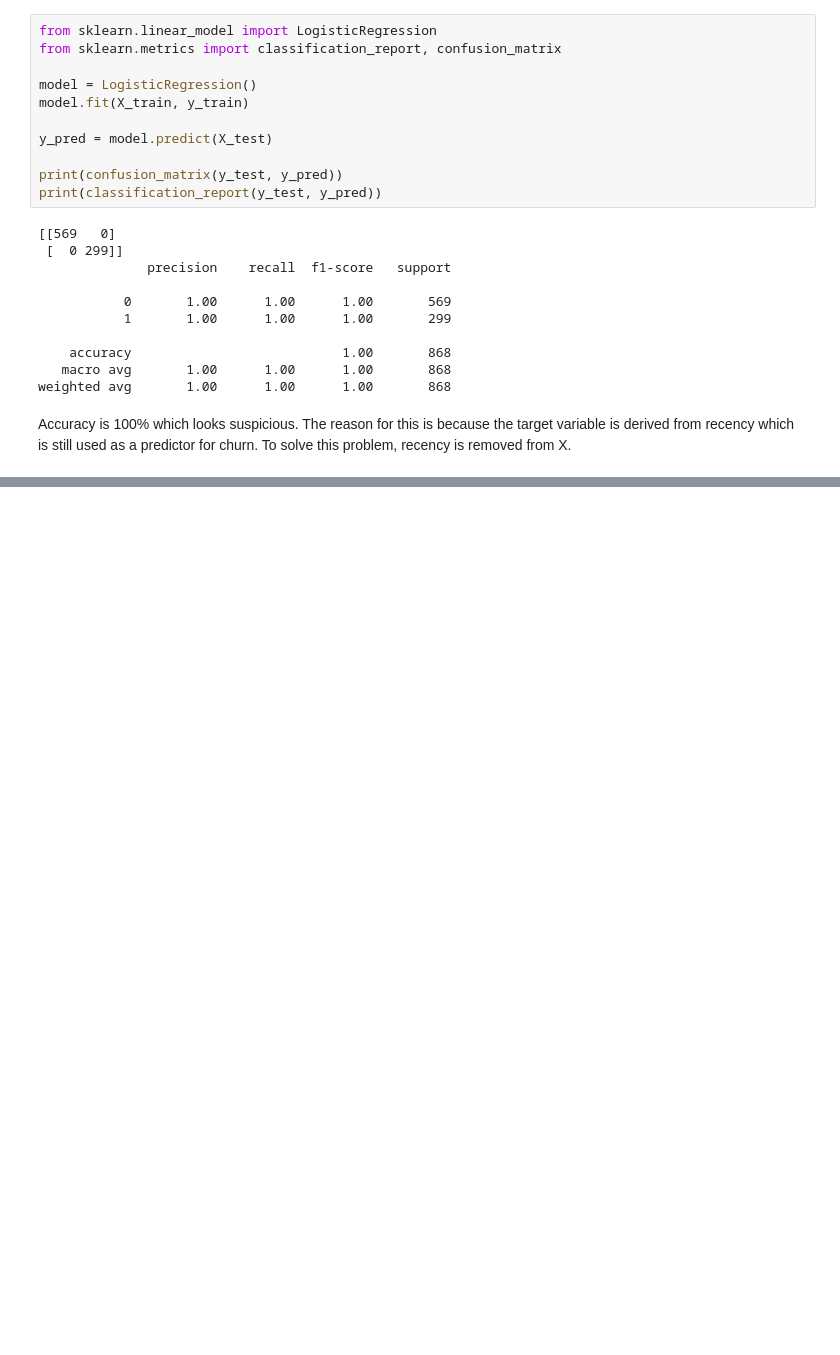
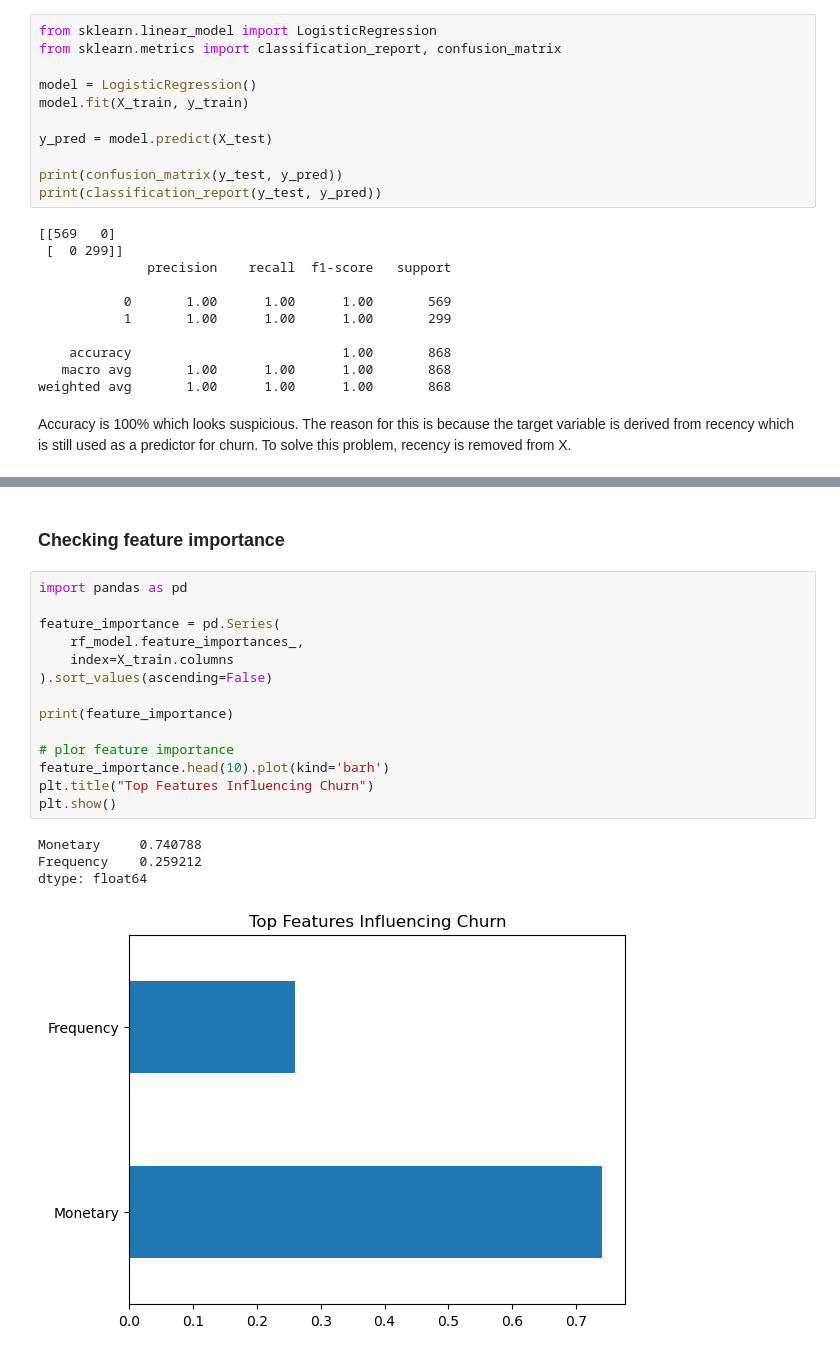
Before and after one commit to Pamela-Chebii/Consumer-Behavior-Analytics-Using-Transaction-Data, a Jupyter notebook: index.ipynb, the cells around one changed output, grey strips where cells are left out. Saved outputs shown, nothing was run; the diff lists cells and outputs as text; blank space fills up the shorter version.

```diff
--- a/index.ipynb
+++ b/index.ipynb
@@ -704,0 +834,21 @@ Accuracy is 100% which looks suspicious. The reason for this is because the targ
+# %% [markdown]
+### Checking feature importance
+# %%
+import pandas as pd
+
+feature_importance = pd.Series(
+    rf_model.feature_importances_,
+    index=X_train.columns
+).sort_values(ascending=False)
+
+print(feature_importance)
+
+# plor feature importance
+feature_importance.head(10).plot(kind='barh')
+plt.title("Top Features Influencing Churn")
+plt.show()
+# %% [output]
+Monetary     0.740788
+Frequency    0.259212
+dtype: float64
+[figure, added]
```
Also changed, not shown: parts of 11 cells of this notebook.
